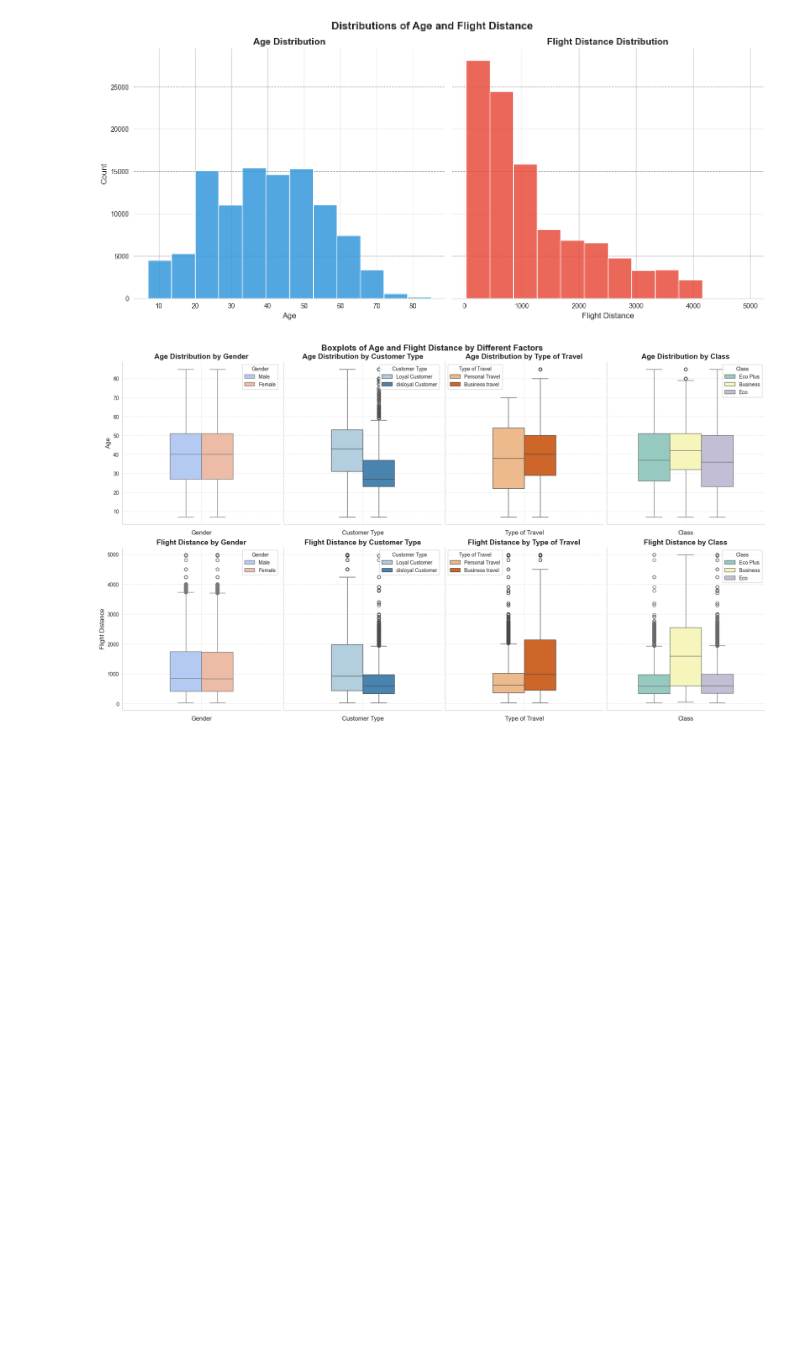
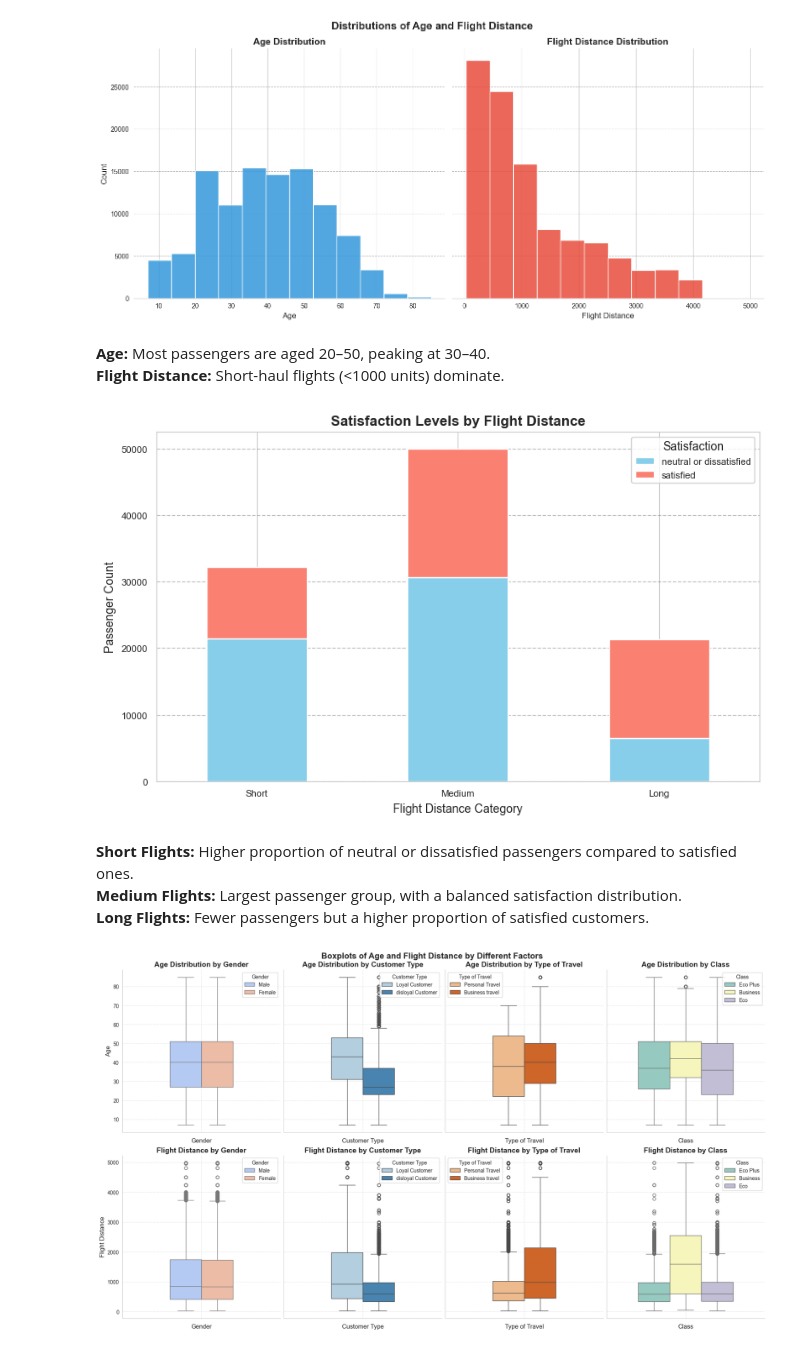
Before and after one commit to Edie-Z/AirlinePassengerSatisfaction, a Jupyter notebook: PassengerSatisfaction_Description.ipynb, the cells around one changed output. Saved outputs shown, nothing was run; the diff lists cells and outputs as text; code cells hidden in the pictures; blank space fills up the shorter version.

```diff
--- a/PassengerSatisfaction_Description.ipynb
+++ b/PassengerSatisfaction_Description.ipynb
@@ -233,6 +240,41 @@ sns.despine(left=True, bottom=False)
 plt.show()
 # %% [output]
 [figure]
+# %% [markdown]
+**Age:** Most passengers are aged 20–50, peaking at 30–40.
+**Flight Distance:** Short-haul flights (<1000 units) dominate.
+# %%
+data['Flight Distance Category'] = pd.cut(
+    data['Flight Distance'],
+    bins=[0, 500, 2000, float('inf')],
+    labels=['Short', 'Medium', 'Long']
+)
+
+flight_satisfaction = data.groupby(['Flight Distance Category', 'satisfaction']).size().unstack().fillna(0)
+
+colors = ['#87CEEB', '#FA8072']
+flight_satisfaction.plot(
+    kind='bar',
+    stacked=True,
+    figsize=(8, 5),
+    color=colors,
+)
+
+plt.title('Satisfaction Levels by Flight Distance', fontsize=12, weight='bold')
+plt.xlabel('Flight Distance Category', fontsize=10)
+plt.ylabel('Passenger Count', fontsize=10)
+plt.xticks(rotation=0, fontsize=8)
+plt.yticks(fontsize=8)
+plt.legend(title='Satisfaction', fontsize=8)
+plt.grid(axis='y', linestyle='--', alpha=0.5, color='gray')
+plt.tight_layout()
+plt.show()
+# %% [output]
+[figure, added]
+# %% [markdown]
+**Short Flights:** Higher proportion of neutral or dissatisfied passengers compared to satisfied ones.
+**Medium Flights:** Largest passenger group, with a balanced satisfaction distribution.
+**Long Flights:** Fewer passengers but a higher proportion of satisfied customers.
 # %%
 fig, ax = plt.subplots(nrows=2, ncols=4, figsize=(18, 10), constrained_layout=True, sharey='row')
 ax = ax.flatten()
```
Also changed, not shown: parts of 19 cells of this notebook.
